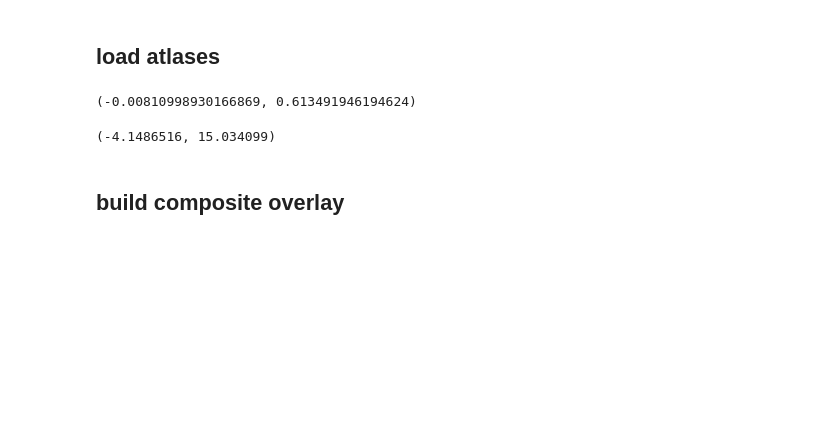
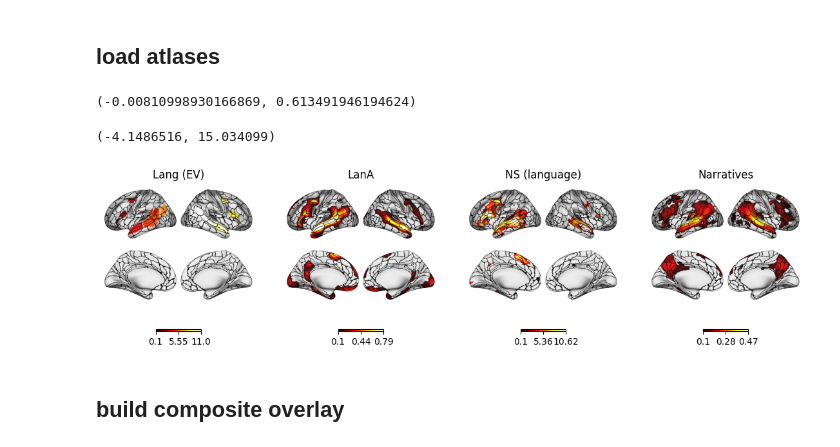
Before and after one commit to YeajuDianaKim394/EncodingModels, a Jupyter notebook: code/atlas.ipynb, the cells around one changed output. Saved outputs shown, nothing was run; the diff lists cells and outputs as text; code cells hidden in the pictures; blank space fills up the shorter version.

```diff
--- a/code/atlas.ipynb
+++ b/code/atlas.ipynb
@@ -50,6 +52,51 @@ ns_lang = np.concatenate((gifL.agg_data(), gifR.agg_data()))
 ns_lang.min(), ns_lang.max()
 # %% [output]
 (-4.1486516, 15.034099)
+# %%
+fig, axes = plt.subplots(1, 4, figsize=(14, 6))
+plot.surface_plot(
+    lang_atlas.label_img,
+    vmin=0.1,
+    threshold=0,
+    cmap="hot",
+    atlas=glasser,
+    fig=fig,
+    ax=axes[0],
+    title="Lang (EV)",
+)
+plot.surface_plot(
+    lana_atlas.label_img,
+    vmin=0.1,
+    threshold=0.1,
+    cmap="hot",
+    atlas=glasser,
+    fig=fig,
+    ax=axes[1],
+    title="LanA",
+)
+plot.surface_plot(
+    ns_lang,
+    vmin=0.1,
+    threshold=2,
+    cmap="hot",
+    atlas=glasser,
+    fig=fig,
+    ax=axes[2],
+    title="NS (language)",
+)
+plot.surface_plot(
+    narratives,
+    vmin=0.1,
+    threshold=0.1,
+    cmap="hot",
+    atlas=glasser,
+    fig=fig,
+    ax=axes[3],
+    title="Narratives",
+)
+fig.show()
+# %% [output]
+[figure, added]
 # %% [markdown]
 ## build composite overlay
 # %%
```
Also changed, not shown: parts of 40 cells of this notebook, 17 other files.
